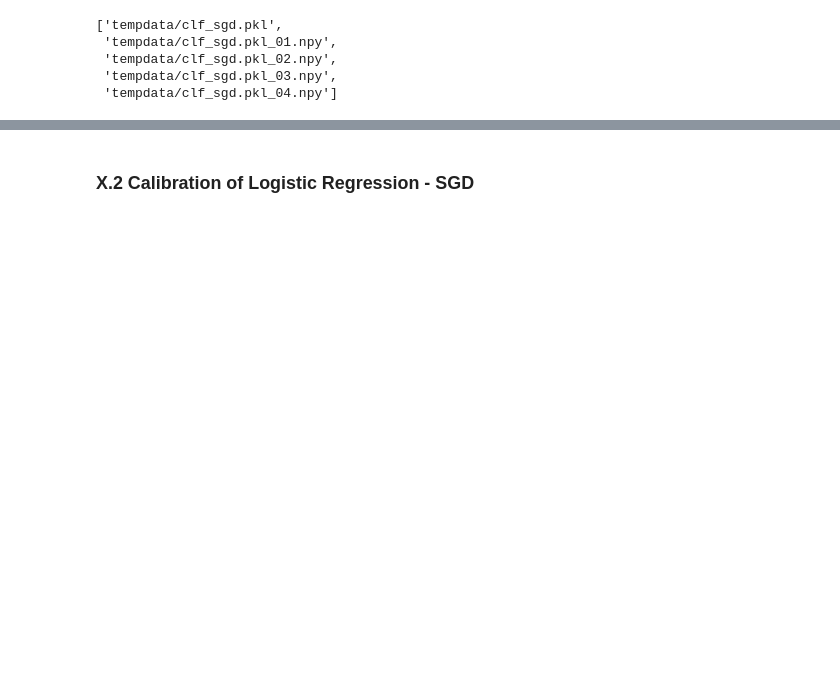
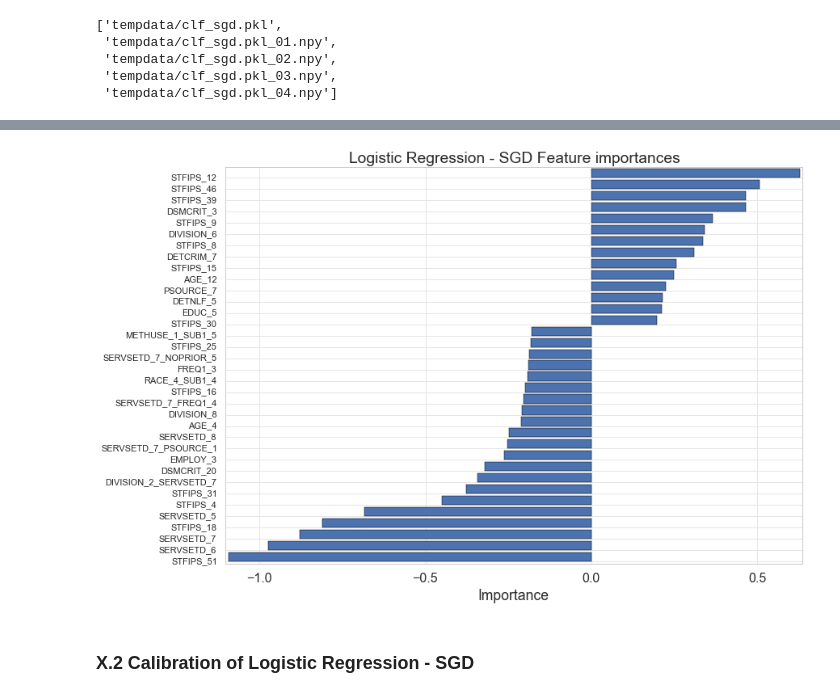
Before and after one commit to TNames/DRUG_TREATMENT_PROJECT, a Jupyter notebook: Process_Book.ipynb, the cells around one changed output, grey strips where cells are left out. Saved outputs shown, nothing was run; the diff lists cells and outputs as text; code cells hidden in the pictures; blank space fills up the shorter version.

```diff
--- a/Process_Book.ipynb
+++ b/Process_Book.ipynb
@@ -1192,7 +1331,7 @@ joblib.dump(clf_sgd, 'tempdata/clf_sgd.pkl')
  'tempdata/clf_sgd.pkl_03.npy',
  'tempdata/clf_sgd.pkl_04.npy']
 # %%
-def nonzero_coeff(clf):
+def nonzero_coeff(clf, features):
     featuremask=(clf.coef_ !=0.0)[0]
-    return pd.DataFrame(dict(feature=lcols, coef=clf.coef_[0],
+    return pd.DataFrame(dict(Feature=features, coef=clf.coef_[0],
                              abscoef=np.abs(clf.coef_[0])))[featuremask].sort('abscoef', ascending=False)
@@ -1199,7 +1359,10 @@ def nonzero_coeff(clf):
 # %%
-variable_importances=nonzero_coeff(clf_sgd)
+variable_importances=nonzero_coeff(clf_sgd,sgd_feat)
 variable_importances.set_index("Feature", inplace=True)
-variable_importances.head(25)
+small_vi=variable_importances.head(35)
+feature_imp_plot('Logistic Regression - SGD', small_vi.index, small_vi.coef)
+# %% [output]
+[figure, added]
 # %% [markdown]
 ### X.2 Calibration of Logistic Regression - SGD
 # %%
```
Also changed, not shown: parts of 55 cells of this notebook.
